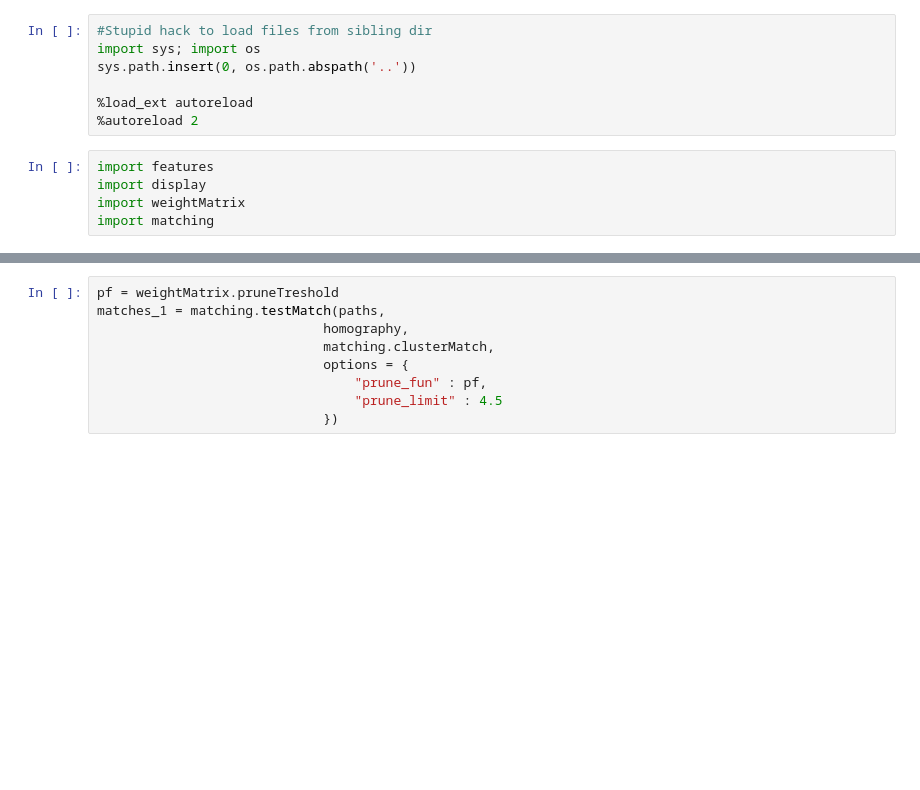
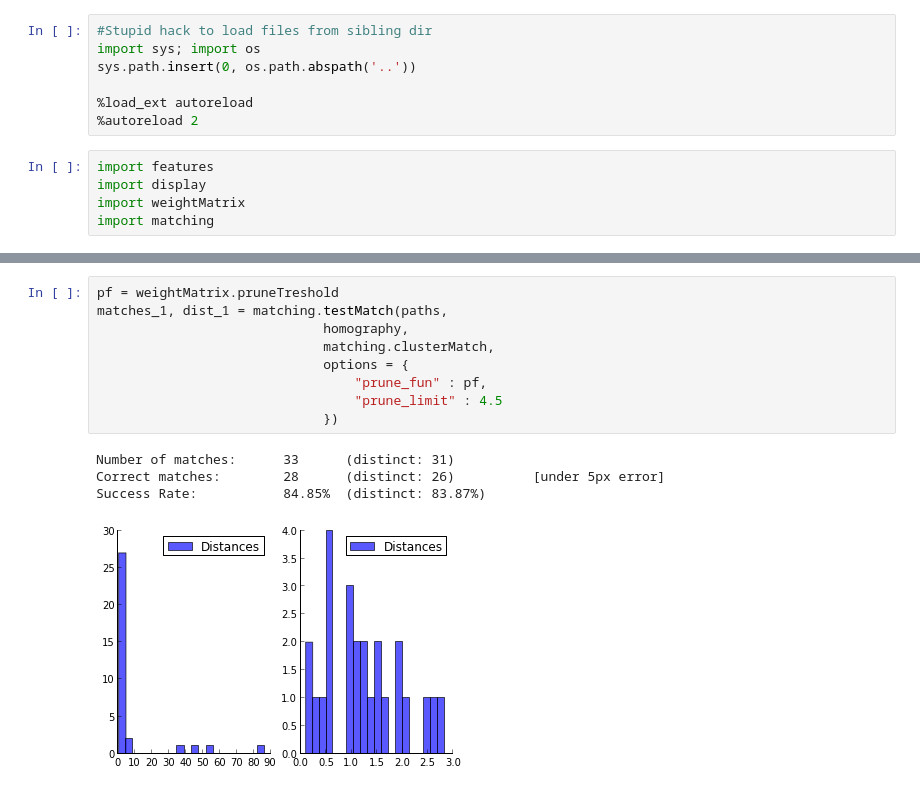
Before and after one commit to arnfred/Mirror-Match, a Jupyter notebook: code/cluster-match/acr-test.ipynb, the cells around one changed output, grey strips where cells are left out. Saved outputs shown, nothing was run; the diff lists cells and outputs as text; blank space fills up the shorter version.

```diff
--- a/code/cluster-match/acr-test.ipynb
+++ b/code/cluster-match/acr-test.ipynb
@@ -31,10 +32,15 @@ Number of matches: 101
 # %%
 pf = weightMatrix.pruneTreshold
-matches_1 = matching.testMatch(paths,
+matches_1, dist_1 = matching.testMatch(paths,
                              homography,
                              matching.clusterMatch,
                              options = {
                                  "prune_fun" : pf,
                                  "prune_limit" : 4.5
                              })
+# %% [output]
+Number of matches:      33      (distinct: 31)
+Correct matches:        28      (distinct: 26)          [under 5px error]
+Success Rate:           84.85%  (distinct: 83.87%)
+[figure, added]
 # %%
```
Also changed, not shown: parts of 9 cells of this notebook, 6 other files.
